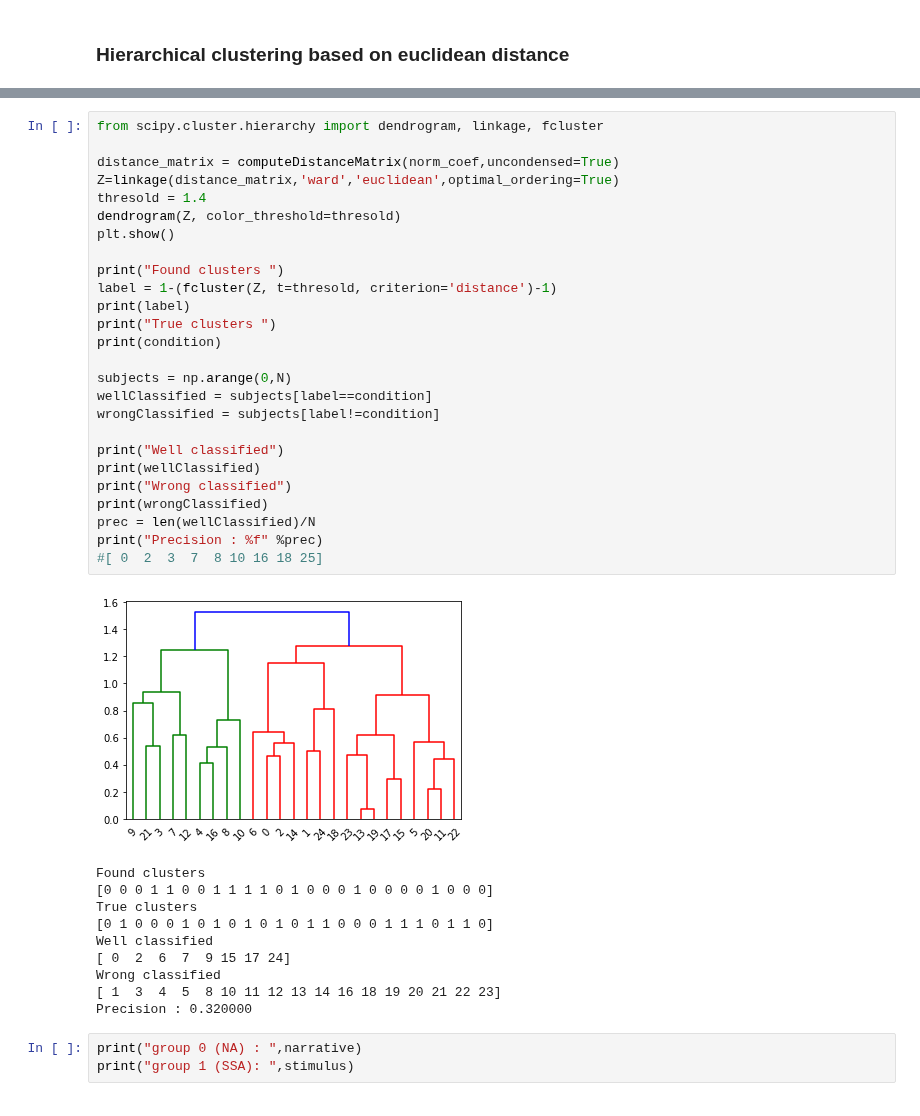
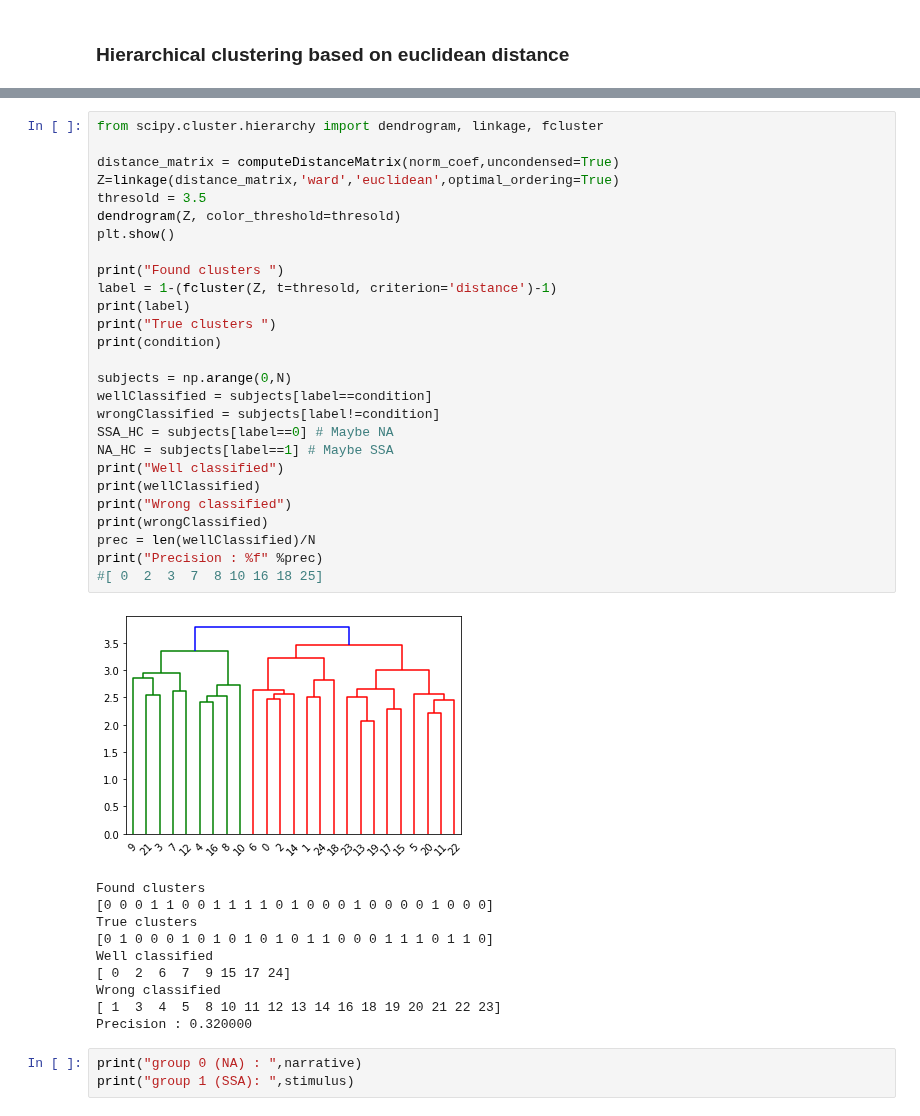
Before and after one commit to alexandremerasli/TFE, a Jupyter notebook: cluster_data.ipynb, the cells around one changed output, grey strips where cells are left out. Cells and saved outputs as stored; diff of their text form.

```diff
--- a/cluster_data.ipynb
+++ b/cluster_data.ipynb
@@ -244,31 +244,32 @@ plt.show()
 # %%
 from scipy.cluster.hierarchy import dendrogram, linkage, fcluster
 
 distance_matrix = computeDistanceMatrix(norm_coef,uncondensed=True)
 Z=linkage(distance_matrix,'ward','euclidean',optimal_ordering=True)
-thresold = 1.4
+thresold = 3.5
 dendrogram(Z, color_threshold=thresold)
 plt.show()
 
 print("Found clusters ")
 label = 1-(fcluster(Z, t=thresold, criterion='distance')-1)
 print(label)
 print("True clusters ")
 print(condition)
 
 subjects = np.arange(0,N)
 wellClassified = subjects[label==condition]
 wrongClassified = subjects[label!=condition]
-
+SSA_HC = subjects[label==0] # Maybe NA
+NA_HC = subjects[label==1] # Maybe SSA
 print("Well classified")
 print(wellClassified)
 print("Wrong classified")
 print(wrongClassified)
 prec = len(wellClassified)/N
 print("Precision : %f" %prec)
 #[ 0  2  3  7  8 10 16 18 25]
 # %% [output]
-[figure, old version]
+[figure, new version]
 Found clusters
 [0 0 0 1 1 0 0 1 1 1 1 0 1 0 0 0 1 0 0 0 0 1 0 0 0]
 True clusters
```
Also changed, not shown: parts of 16 cells of this notebook.
